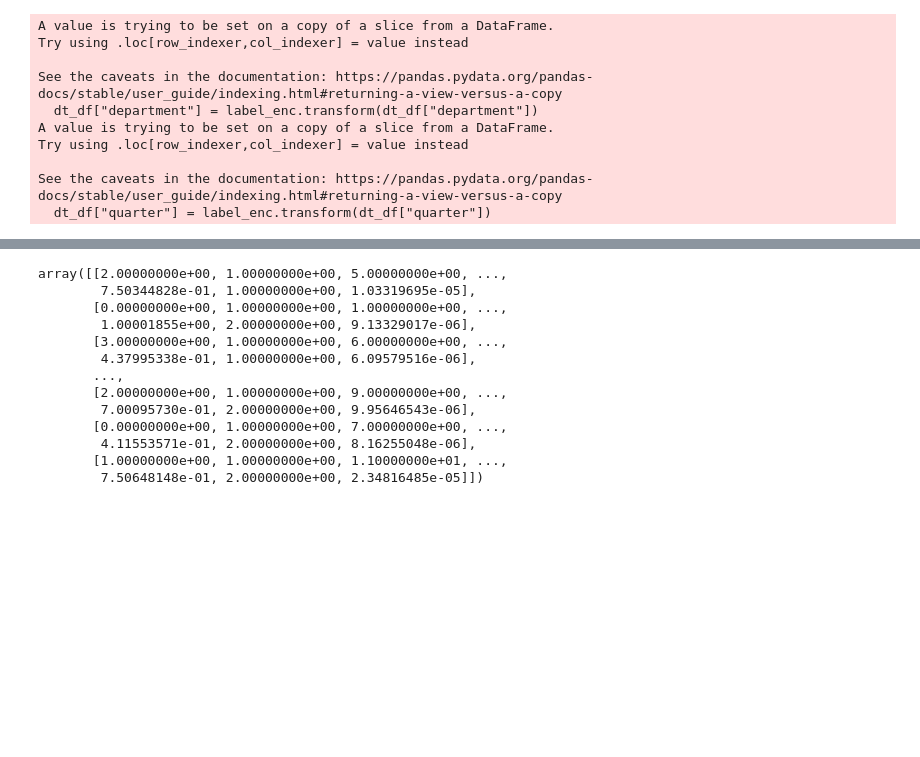
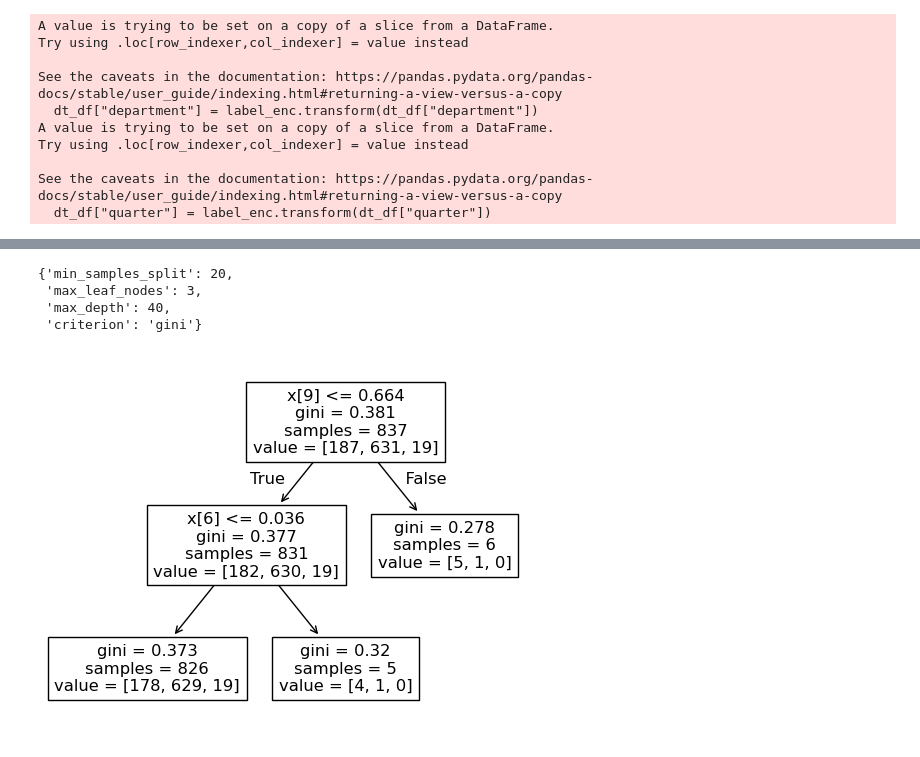
Before and after one commit to jordanchong911/Garments, a Jupyter notebook: katarantaduhan_ni_taro.ipynb, the cells around one changed output, grey strips where cells are left out. Cells and saved outputs as stored; diff of their text form; code cells hidden in the pictures; blank space fills up the shorter version.

```diff
--- a/katarantaduhan_ni_taro.ipynb
+++ b/katarantaduhan_ni_taro.ipynb
@@ -628,33 +628,31 @@ MSE:  640.1861678408358
-# %%
-X_train
-# %% [output]
-array([[2.00000000e+00, 1.00000000e+00, 5.00000000e+00, ...,
-        7.50344828e-01, 1.00000000e+00, 1.03319695e-05],
-       [0.00000000e+00, 1.00000000e+00, 1.00000000e+00, ...,
-        1.00001855e+00, 2.00000000e+00, 9.13329017e-06],
-       [3.00000000e+00, 1.00000000e+00, 6.00000000e+00, ...,
-        4.37995338e-01, 1.00000000e+00, 6.09579516e-06],
-       ...,
-       [2.00000000e+00, 1.00000000e+00, 9.00000000e+00, ...,
-        7.00095730e-01, 2.00000000e+00, 9.95646543e-06],
-       [0.00000000e+00, 1.00000000e+00, 7.00000000e+00, ...,
-        4.11553571e-01, 2.00000000e+00, 8.16255048e-06],
-       [1.00000000e+00, 1.00000000e+00, 1.10000000e+01, ...,
-        7.50648148e-01, 2.00000000e+00, 2.34816485e-05]])
 # %%
-dtr = DecisionTreeRegressor(criterion='squared_error')
+dtc_w = DecisionTreeClassifier()
 
 hyperparameters = [
     {
-        'min_impurity_decrease': [0.001,0.01,0.05,0.1,0.3,0.5],
-        'max_depth': [10,20,30,40,50],
+        'criterion' : ['gini','entropy'],
+        'max_depth': [5,10,20,30,40,50],
         'min_samples_split': [2,4,6,10,15,20],
-        'max_leaf_nodes': [20,50,100,200]
+        'max_leaf_nodes': [3,5,10,20,50,100,200]
     }
 ]
 
-rsr = RandomizedSearchCV(estimator=dtr, param_distributions=hyperparameters, n_iter=50, cv=5, random_state=42)
+rsc_w = RandomizedSearchCV(estimator=dtc, param_distributions=hyperparameters, n_iter=50, cv=5, random_state=42)
 
-rsr.fit(X_train, y_train)
+rsc_w.fit(X_train, predictions_train_choice)
 
-rsr.best_params_
+rsc_w.best_params_
+# %% [output]
+{'min_samples_split': 20,
+ 'max_leaf_nodes': 3,
+ 'max_depth': 40,
+ 'criterion': 'gini'}
+# %%
+dtc_w = rsc_w.best_estimator_
+
+dtc_w.fit(X_train, predictions_train_choice)
+
+tree.plot_tree(dtc_w)
+plt.show()
+# %% [output]
+[figure, added]
```
Also changed, not shown: parts of 13 cells of this notebook.
